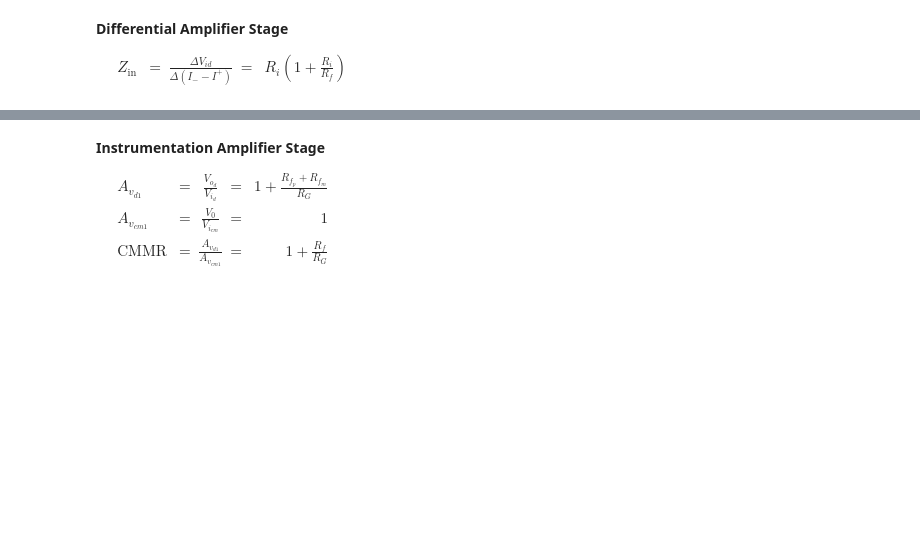
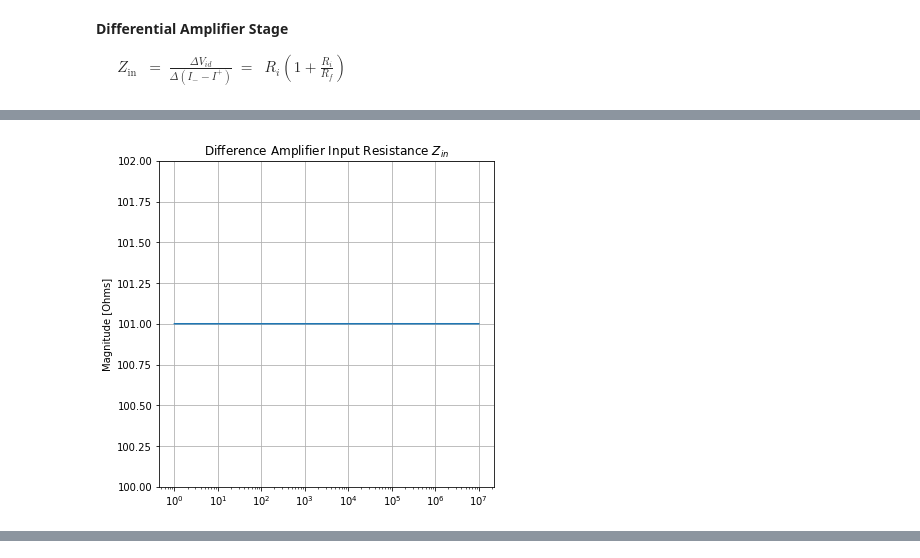
Before and after one commit to kegedy/EE538, a Jupyter notebook: hw/kevin/hw05/HW05.ipynb, the cells around one changed output, grey strips where cells are left out. Saved outputs shown, nothing was run; the diff lists cells and outputs as text; code cells hidden in the pictures; blank space fills up the shorter version.

```diff
--- a/hw/kevin/hw05/HW05.ipynb
+++ b/hw/kevin/hw05/HW05.ipynb
@@ -23,7 +23,7 @@ from scipy import signal
 from IPython.core.interactiveshell import InteractiveShell
 InteractiveShell.ast_node_interactivity = "all"
 # %%
-def read_ltspice(file_name,ftype='trans'):
+def read_ltspice(file_name,ftype='trans',units='db'):
     cols = []
     arrs = []
     with open(file_name, 'r',encoding='utf-8') as data:
@@ -41,14 +41,23 @@ def read_ltspice(file_name,ftype='trans'):
     if ftype=='trans':
         return df
     elif ftype=='ac':
-        for col in cols:
-            if df[col].str.contains(',').all():
-                df['Mag'] = df[col].apply(lambda x: x.split(',')[0])
-                df['Mag'] = df['Mag'].apply(lambda x: x[1:-2])
-                df['Mag'] = df['Mag'].astype('float64')
-                df['Phase'] = df[col].apply(lambda x: x.split(',')[1])
-                df['Phase'] = df['Phase'].apply(lambda x: x[0:-2])
-                df['Phase'] = df['Phase'].astype('float64')
+        if units=='db':
+            for col in cols:
+                if df[col].str.contains(',').all():
+                    df[f'Mag_{col}'] = df[col].apply(lambda x: x.split(',')[0])
+                    df[f'Mag_{col}'] = df[f'Mag_{col}'].apply(lambda x: x[1:-2])
+                    df[f'Mag_{col}'] = df[f'Mag_{col}'].astype('float64')
+                    df[f'Phase_{col}'] = df[col].apply(lambda x: x.split(',')[1])
+                    df[f'Phase_{col}'] = df[f'Phase_{col}'].apply(lambda x: x[0:-2])
+                    df[f'Phase_{col}'] = df[f'Phase_{col}'].astype('float64')
+        if units=='cartesian':
+            for col in cols:
+                if df[col].str.contains(',').all():
+                    df[f'Re_{col}'] = df[col].apply(lambda x: x.split(',')[0])
+                    df[f'Re_{col}'] = df[f'Re_{col}'].astype('float64')
+                    df[f'Im_{col}'] = df[col].apply(lambda x: x.split(',')[1])
+                    df[f'Im_{col}'] = df[f'Im_{col}'].astype('float64')
+        df['Freq.'] = df['Freq.'].astype('float64')
         return df
     else:
         print('invalid ftype')
@@ -64,10 +122,18 @@ R_i(1+\frac{R_i}{R_f})
+# %%
+filepath = 'data/diff_amp.txt'
+df = read_ltspice(filepath,'ac','cartesian')
+mag = abs(df['Re_(V(vp)-V(vm))/(I(R1)-I(R4))'])
+freq = df['Freq.']
+# %%
+fig, ax = plt.subplots(1,figsize=(6,6))
+ax.set_title(r'Difference Amplifier Input Resistance $Z_{in}$')
+ax.semilogx(freq, mag)
+ax.set_ylim(100,102)
+ax.set_ylabel('Magnitude [Ohms]')
+ax.grid()
+#ax.legend()
+plt.show();
+# %% [output]
+[figure, added]
 # %% [markdown]
 <img src="images/HW05Q2.png" width="600">
-# %% [markdown]
-**Instrumentation Amplifier Stage**
-
-$\begin{eqnarray}
-&& A_{v_{d1}} &=& \frac{V_{o_d}}{V_{i_d}} &=& 1 + \frac{R_{f_p}+R_{f_m}}{R_G} \\
-&& A_{v_{cm1}} &=& \frac{V_0}{V_{i_{cm}}} &=& 1 \\
-&& \text{CMMR} &=& \frac{A_{v_{d1}}}{A_{v_{cm1}}} &=& 1 + \frac{R_f}{R_G}
-\end{eqnarray}$
```
Also changed, not shown: parts of 21 cells of this notebook, 15 other files.
